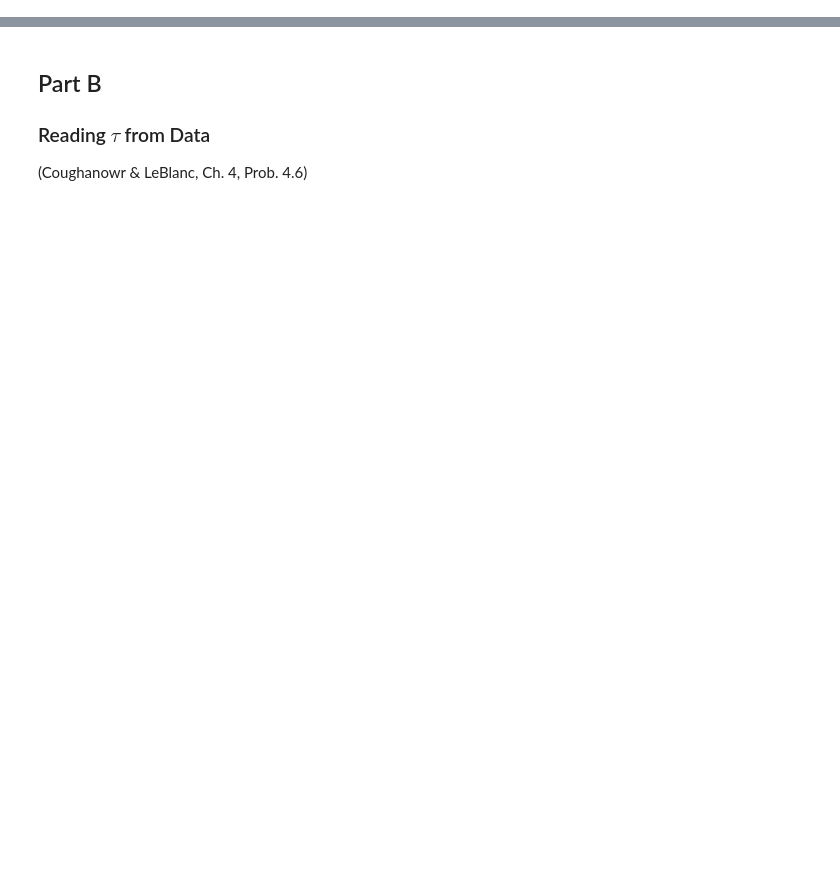
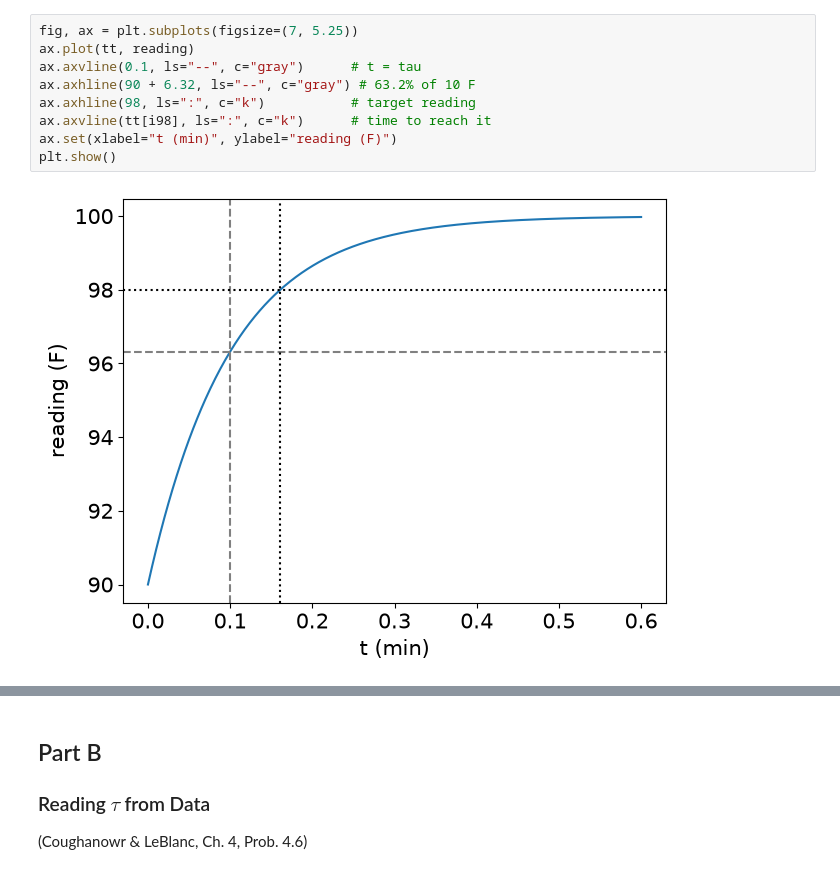
Before and after one commit to haiderejaz6/ProcessControl, a Jupyter notebook: lectures/03-first-order-systems/PSE-823_Lecture-03_First-Order-Systems.ipynb, the cells around one changed output, grey strips where cells are left out. Saved outputs shown, nothing was run; the diff lists cells and outputs as text; blank space fills up the shorter version.

```diff
--- a/lectures/03-first-order-systems/PSE-823_Lecture-03_First-Order-Systems.ipynb
+++ b/lectures/03-first-order-systems/PSE-823_Lecture-03_First-Order-Systems.ipynb
@@ -205,0 +280,11 @@ less lag. Rerun the Part A sinusoid cell with tau = 0.05 to confirm.
+# %%
+fig, ax = plt.subplots(figsize=(7, 5.25))
+ax.plot(tt, reading)
+ax.axvline(0.1, ls="--", c="gray")      # t = tau
+ax.axhline(90 + 6.32, ls="--", c="gray") # 63.2% of 10 F
+ax.axhline(98, ls=":", c="k")           # target reading
+ax.axvline(tt[i98], ls=":", c="k")      # time to reach it
+ax.set(xlabel="t (min)", ylabel="reading (F)")
+plt.show()
+# %% [output]
+[figure, added]
```
Also changed, not shown: parts of 219 cells of this notebook, 3 other files.
